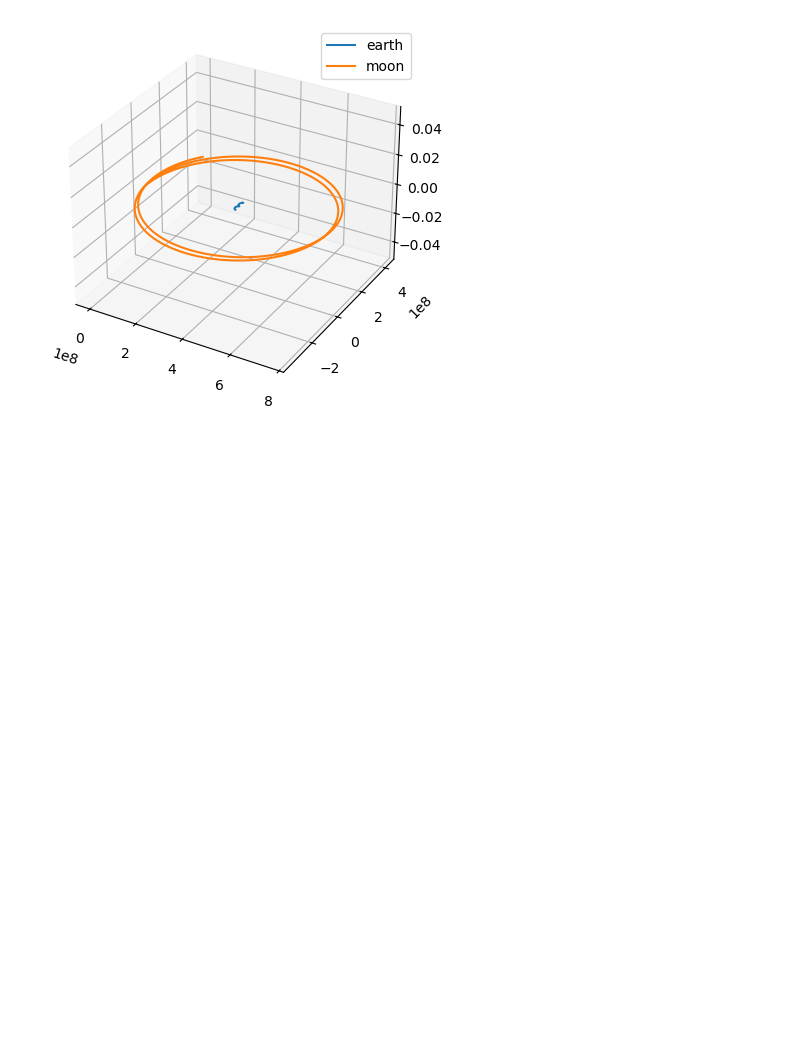
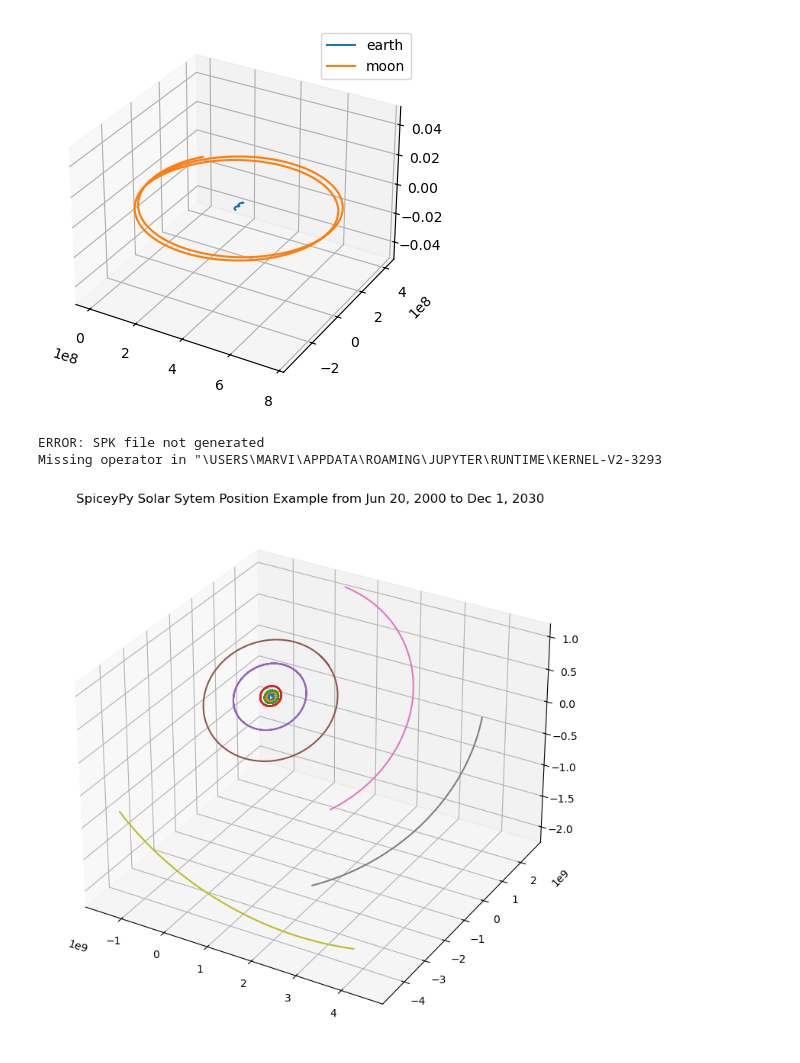
Before and after one commit to marvinlinn/solar-sail-simulations, a Jupyter notebook: sim.ipynb, the cells around one changed output. Cells and saved outputs as stored; diff of their text form; code cells hidden in the pictures; blank space fills up the shorter version.

Commit message:
added SPICE interface code and planetary data

```diff
--- a/sim.ipynb
+++ b/sim.ipynb
@@ -113,3 +113,61 @@ utils.integrate(np.array([b1, b2]), 5000000, 10000)
 utils.plotbodies(np.array([b1, b2]))
 # %% [output]
 [figure]
+# %%
+import stateCollection.horizonAPI as horizon
+
+horizon.getSPK(2000001)
+# %% [output]
+ERROR: SPK file not generated
+Missing operator in "\USERS\MARVI\APPDATA\ROAMING\JUPYTER\RUNTIME\KERNEL-V2-3293
+# %%
+import spiceypy as spice
+step = 4000
+
+spice.furnsh("./data/metaKernel.txt")
+
+utc = ['Jun 20, 2000', 'Dec 1, 2030']
+etOne = spice.str2et(utc[0])
+etTwo = spice.str2et(utc[1])
+
+times = [x*(etTwo-etOne)/step + etOne for x in range(step)]
+
+mercury_pos, murcury_vel = spice.spkpos('1', times, 'J2000', 'NONE', 'SOLAR SYSTEM BARYCENTER')
+venus_pos, venus_vel = spice.spkpos('2', times, 'J2000', 'NONE', 'SOLAR SYSTEM BARYCENTER')
+earth_pos, earth_vel = spice.spkpos('3', times, 'J2000', 'NONE', 'SOLAR SYSTEM BARYCENTER')
+mars_pos, mars_vel = spice.spkpos('4', times, 'J2000', 'NONE', 'SOLAR SYSTEM BARYCENTER')
+jupiter_pos, jupiter_vel = spice.spkpos('5', times, 'J2000', 'NONE', 'SOLAR SYSTEM BARYCENTER')
+saturn_pos, saturn_vel = spice.spkpos('6', times, 'J2000', 'NONE', 'SOLAR SYSTEM BARYCENTER')
+uranus_pos, uranus_vel = spice.spkpos('7', times, 'J2000', 'NONE', 'SOLAR SYSTEM BARYCENTER')
+neptune_pos, neptune_vel = spice.spkpos('8', times, 'J2000', 'NONE', 'SOLAR SYSTEM BARYCENTER')
+pluto_pos, pluto_vel = spice.spkpos('9', times, 'J2000', 'NONE', 'SOLAR SYSTEM BARYCENTER')
+sun_pos, sun_vel = spice.spkpos('10', times, 'J2000', 'NONE', 'SOLAR SYSTEM BARYCENTER')
+
+# positions is shaped (4000, 3), let's transpose to (3, 4000) for easier indexing
+mercury_pos = mercury_pos.T
+venus_pos = venus_pos.T
+earth_pos = earth_pos.T
+mars_pos = mars_pos.T
+jupiter_pos = jupiter_pos.T
+saturn_pos = saturn_pos.T
+uranus_pos = uranus_pos.T
+neptune_pos = neptune_pos.T
+pluto_pos = pluto_pos.T
+sun_pos = sun_pos.T
+
+fig = plt.figure(figsize=(9, 9))
+ax  = fig.add_subplot(111, projection='3d')
+ax.plot(mercury_pos[0], mercury_pos[1], mercury_pos[2], label = 'Mercury')
+ax.plot(venus_pos[0], venus_pos[1], venus_pos[2], label = 'Venus')
+ax.plot(earth_pos[0], earth_pos[1], earth_pos[2], label = 'Earth')
+ax.plot(mars_pos[0], mars_pos[1], mars_pos[2], label = 'Mars')
+ax.plot(jupiter_pos[0], jupiter_pos[1], jupiter_pos[2], label = 'Jupiter')
+ax.plot(saturn_pos[0], saturn_pos[1], saturn_pos[2], label = 'Saturn')
+ax.plot(uranus_pos[0], uranus_pos[1], uranus_pos[2], label = 'Uranus')
+ax.plot(neptune_pos[0], neptune_pos[1], neptune_pos[2], label = 'Neptune')
+ax.plot(pluto_pos[0], pluto_pos[1], pluto_pos[2], label = 'Pluto')
+ax.plot(sun_pos[0], sun_pos[1], sun_pos[2], label = 'Sun')
+plt.title('SpiceyPy Solar Sytem Position Example from Jun 20, 2000 to Dec 1, 2030')
+plt.show()
+# %% [output]
+[figure, added]
```
Also changed, not shown: 10 other files.
